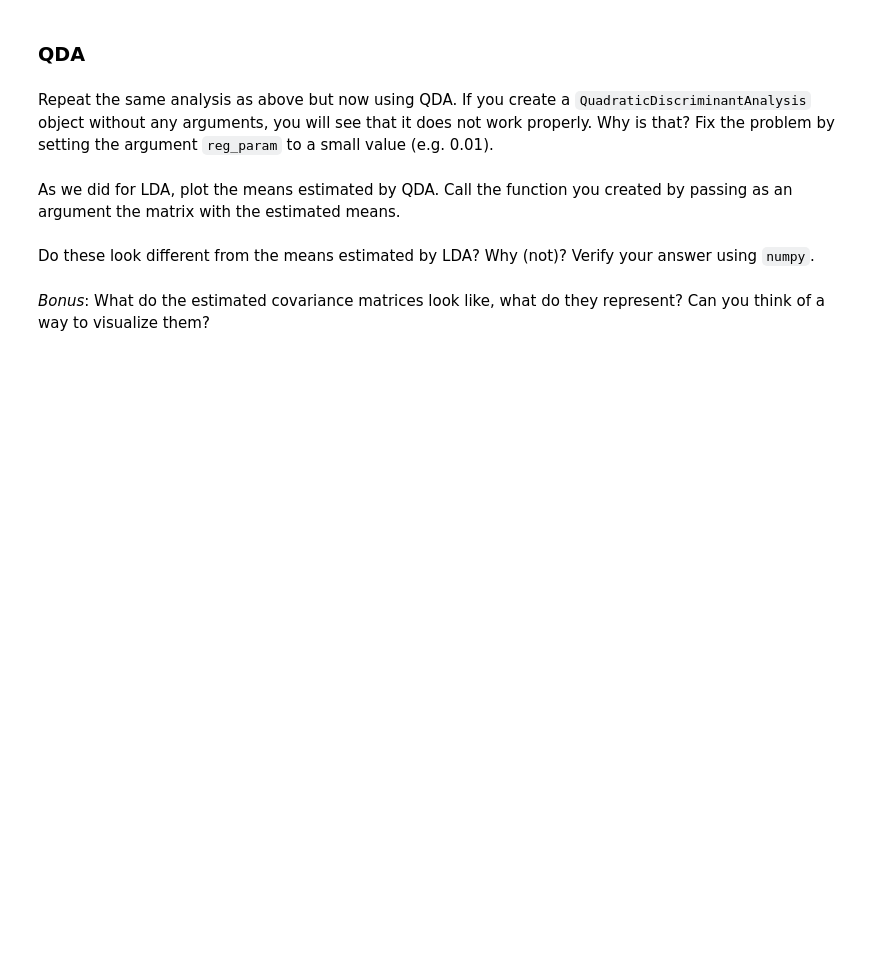
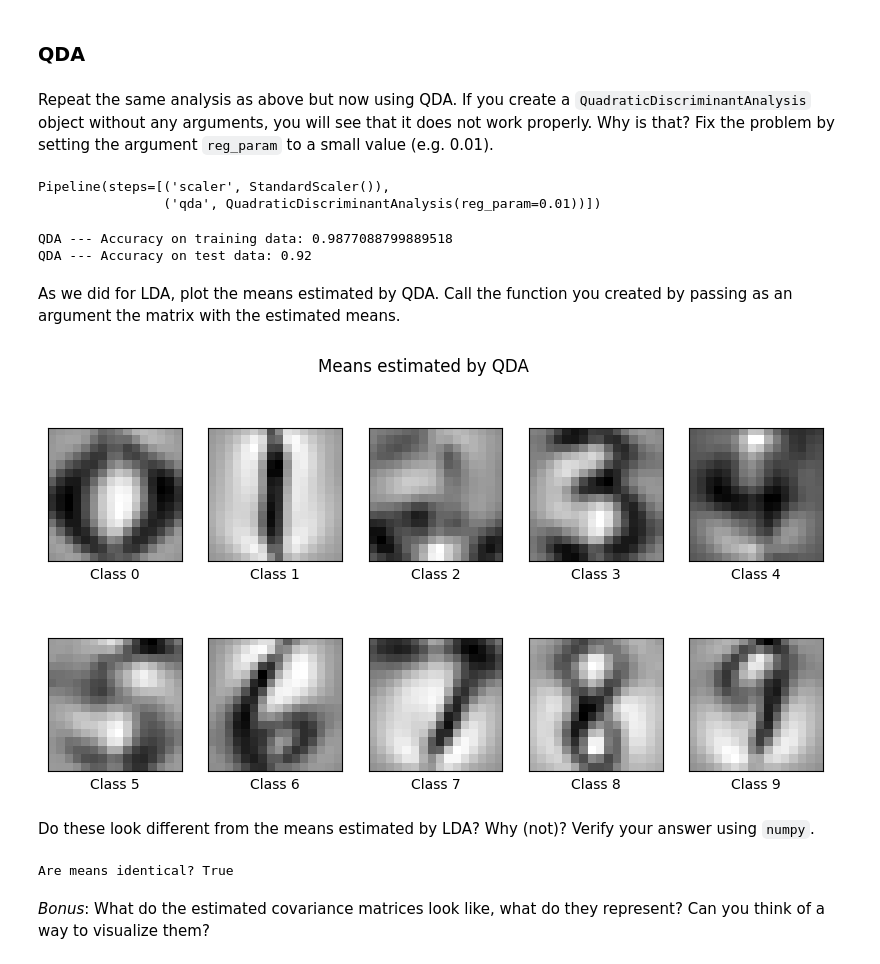
Before and after one commit to Guus03/MSc-Business-Analytics, a Jupyter notebook: Machine-Learning/Exercise_05.ipynb, the cells around one changed output. Cells and saved outputs as stored; diff of their text form; code cells hidden in the pictures; blank space fills up the shorter version.

```diff
--- a/Machine-Learning/Exercise_05.ipynb
+++ b/Machine-Learning/Exercise_05.ipynb
@@ -429,10 +560,28 @@ Fix the problem by setting the argument `reg_param` to a small value (e.g. 0.01)
+# %%
+# QDA
+# Define pipeline
+qda = QuadraticDiscriminantAnalysis(reg_param = 0.01)
+scaler_qda = StandardScaler()
+pipe_qda = Pipeline([
+    ("scaler", scaler_qda),
+    ("qda", qda)
+])
+
+# Fit pipeline
+pipe_qda.fit(X_train, y_train)
+# %% [output]
+Pipeline(steps=[('scaler', StandardScaler()),
+                ('qda', QuadraticDiscriminantAnalysis(reg_param=0.01))])
 # %%
 # Predict on training data
-...
-print("QDA --- Accuracy on training data:", ...)
+y_pred_train = pipe_qda.predict(X_train)
+print("QDA --- Accuracy on training data:", accuracy_score(y_train, y_pred_train))
 
 # Predict on test data
-...
-print("QDA --- Accuracy on test data:", ...)
+y_pred_test = pipe_qda.predict(X_test)
+print("QDA --- Accuracy on test data:", accuracy_score(y_test, y_pred_test))
+# %% [output]
+QDA --- Accuracy on training data: 0.9877088799889518
+QDA --- Accuracy on test data: 0.92
 # %% [markdown]
 As we did for LDA, plot the means estimated by QDA. Call the function you created by passing as an argument the matrix with the estimated means.
@@ -442,3 +588,19 @@ As we did for LDA, plot the means estimated by QDA. Call the function you create
+# %%
+# Plot means
+def plot_means(means, method_name):
+    plt.figure(figsize=(10, 5))
+    for i in range(10):
+        l1_plot = plt.subplot(2, 5, i + 1)
+        l1_plot.imshow(means[i].reshape(16, 16), cmap="binary")
+        l1_plot.set_xticks(())
+        l1_plot.set_yticks(())
+        l1_plot.set_xlabel(f"Class {i}")
+    plt.suptitle("Means estimated by " + method_name)
+    plt.show()
+
+plot_means(qda.means_, "QDA")
+# %% [output]
+[figure, added]
 # %% [markdown]
 Do these look different from the means estimated by LDA? Why (not)?
 Verify your answer using `numpy`.
@@ -447,3 +607,10 @@ Verify your answer using `numpy`.
+# %%
+# They look exactly the same as they calculate a class average the exact same way.
+
+# Check if the means are identical within floating-point tolerance
+print("Are means identical?", np.allclose(lda.means_, qda.means_))
+# %% [output]
+Are means identical? True
 # %% [markdown]
 _Bonus_: What do the estimated covariance matrices look like, what do they represent? Can you think of a way to visualize them?
 # %% [markdown]
```
Also changed, not shown: parts of 32 cells of this notebook, 1 other file.
